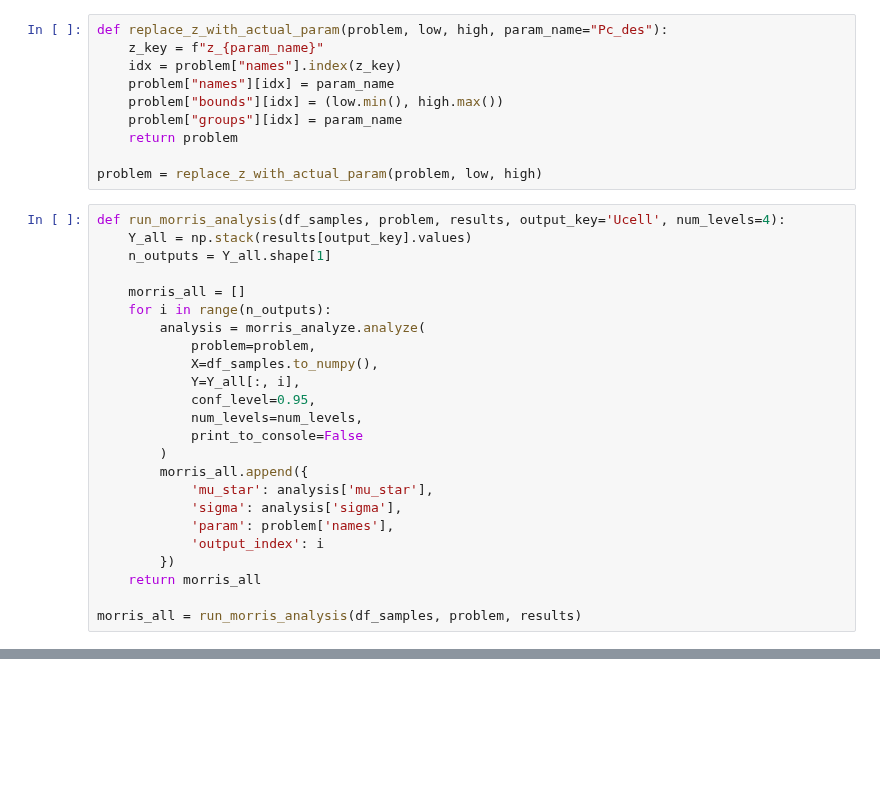
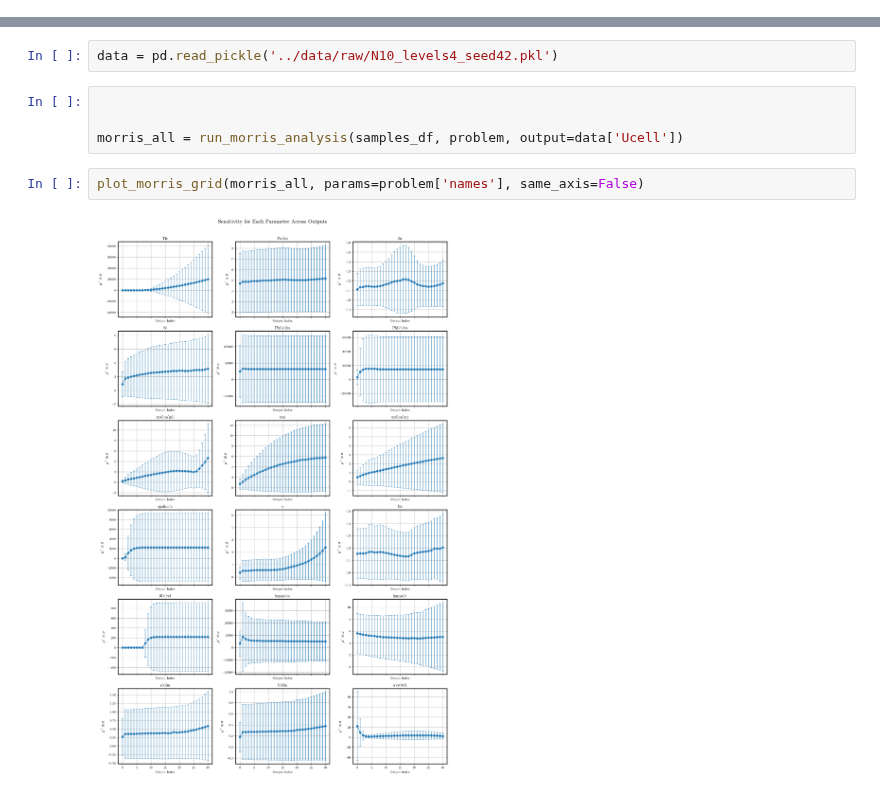
Before and after one commit to DejvisT/Sensitivity-Analysis-and-Surrogate-Modeling-of-PEM-Fuel-Cells, a Jupyter notebook: notebooks/02_sensitivity_analysis.ipynb, the cells around one changed output, grey strips where cells are left out. Cells and saved outputs as stored; diff of their text form; blank space fills up the shorter version.

Commit message:
Performed morris wit N=10, levels=4, cleaned up SA notebook

```diff
--- a/notebooks/02_sensitivity_analysis.ipynb
+++ b/notebooks/02_sensitivity_analysis.ipynb
@@ -154,34 +27,0 @@ results = pd.read_pickle('../data/raw/morris_sample_results_N10_lev4_corrected.p
-# %%
-def replace_z_with_actual_param(problem, low, high, param_name="Pc_des"):
-    z_key = f"z_{param_name}"
-    idx = problem["names"].index(z_key)
-    problem["names"][idx] = param_name
-    problem["bounds"][idx] = (low.min(), high.max())
-    problem["groups"][idx] = param_name
-    return problem
-
-problem = replace_z_with_actual_param(problem, low, high)
-# %%
-def run_morris_analysis(df_samples, problem, results, output_key='Ucell', num_levels=4):
-    Y_all = np.stack(results[output_key].values)
-    n_outputs = Y_all.shape[1]
-
-    morris_all = []
-    for i in range(n_outputs):
-        analysis = morris_analyze.analyze(
-            problem=problem,
-            X=df_samples.to_numpy(),
-            Y=Y_all[:, i],
-            conf_level=0.95,
-            num_levels=num_levels,
-            print_to_console=False
-        )
-        morris_all.append({
-            'mu_star': analysis['mu_star'],
-            'sigma': analysis['sigma'],
-            'param': problem['names'],
-            'output_index': i
-        })
-    return morris_all
-
-morris_all = run_morris_analysis(df_samples, problem, results)
@@ -381,0 +28,10 @@ summarize_morris_results(morris_all, problem)
+# %%
+data = pd.read_pickle('../data/raw/N10_levels4_seed42.pkl')
+# %%
+
+
+morris_all = run_morris_analysis(samples_df, problem, output=data['Ucell'])
+# %%
+plot_morris_grid(morris_all, params=problem['names'], same_axis=False)
+# %% [output]
+[figure, added]
```
Also changed, not shown: parts of 13 cells of this notebook, 4 other files.
